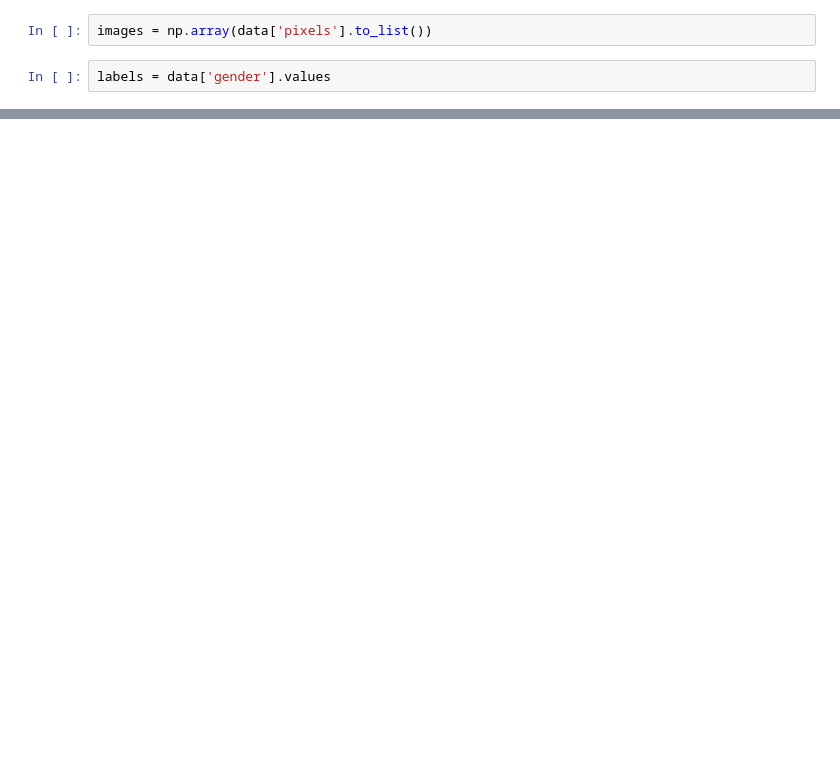
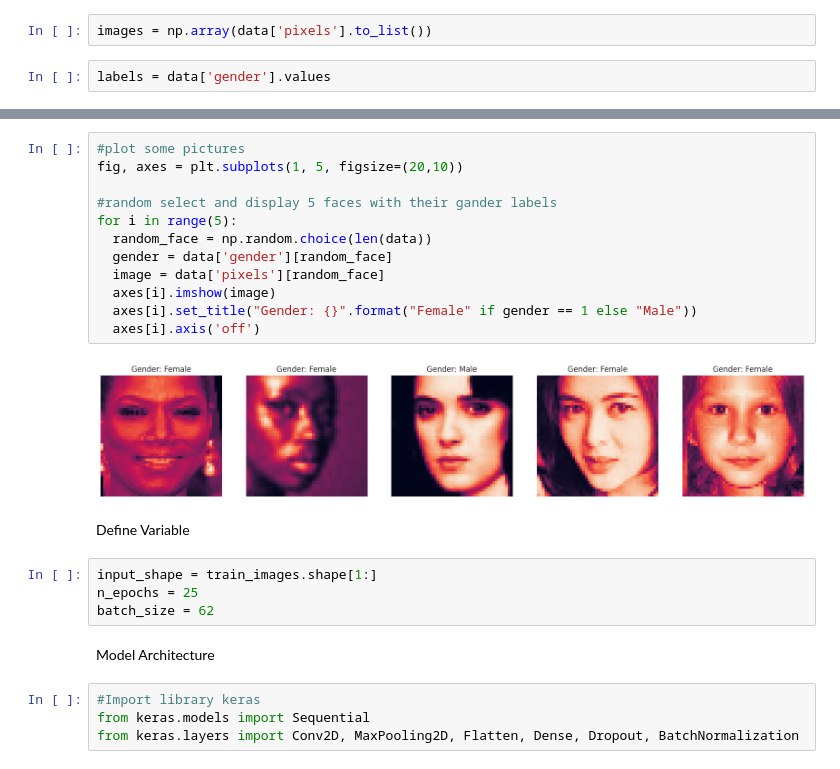
Before and after one commit to rjrizani/machine-learning, a Jupyter notebook: gender_prediction.ipynb, the cells around one changed output, grey strips where cells are left out. Saved outputs shown, nothing was run; the diff lists cells and outputs as text; blank space fills up the shorter version.

```diff
--- a/gender_prediction.ipynb
+++ b/gender_prediction.ipynb
@@ -82,0 +129,26 @@ labels = data['gender'].values
+# %%
+#plot some pictures
+fig, axes = plt.subplots(1, 5, figsize=(20,10))
+
+#random select and display 5 faces with their gander labels
+for i in range(5):
+  random_face = np.random.choice(len(data))
+  gender = data['gender'][random_face]
+  image = data['pixels'][random_face]
+  axes[i].imshow(image)
+  axes[i].set_title("Gender: {}".format("Female" if gender == 1 else "Male"))
+  axes[i].axis('off')
+# %% [output]
+[figure, added]
+# %% [markdown]
+Define Variable
+# %%
+input_shape = train_images.shape[1:]
+n_epochs = 25
+batch_size = 62
+# %% [markdown]
+Model Architecture
+# %%
+#Import library keras
+from keras.models import Sequential
+from keras.layers import Conv2D, MaxPooling2D, Flatten, Dense, Dropout, BatchNormalization
```
Also changed, not shown: parts of 19 cells of this notebook.
